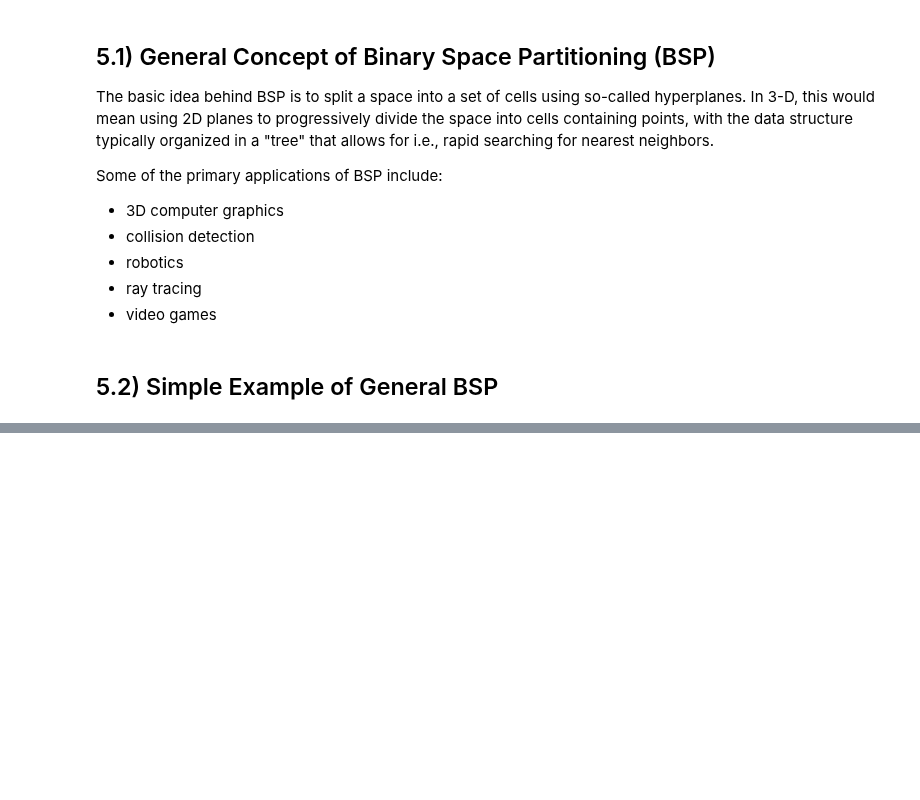
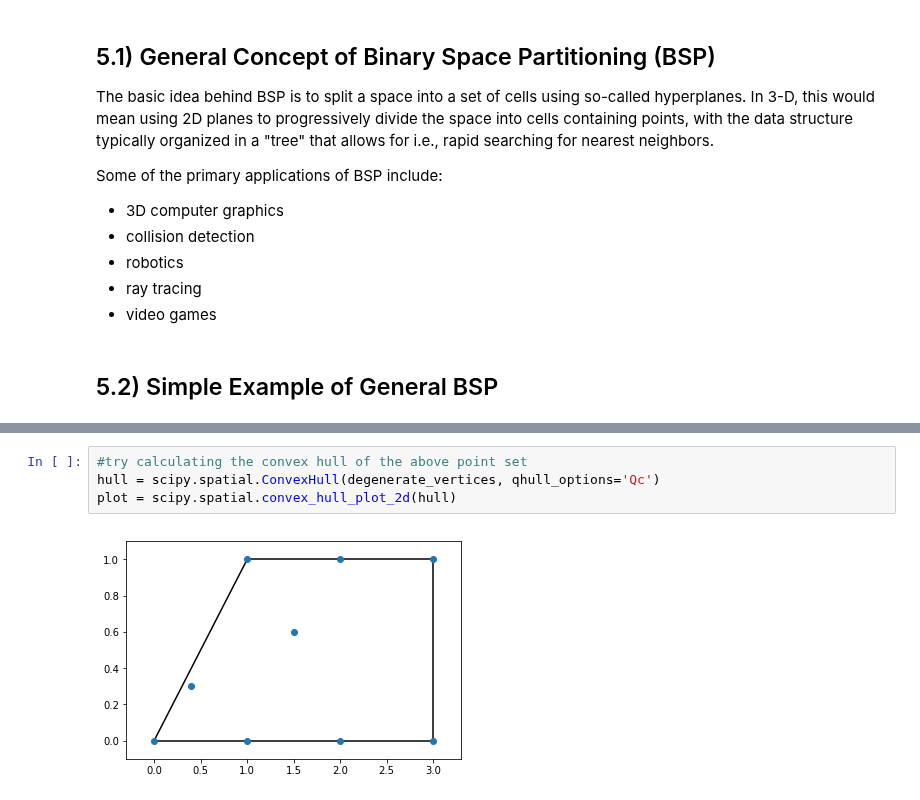
Before and after one commit to tylerjereddy/pycon-2017, a Jupyter notebook: mastering_scipy_spatial.ipynb, the cells around one changed output, grey strips where cells are left out. Drawn from its saved outputs; the diff is of its cells as text; blank space fills up the shorter version.

```diff
--- a/mastering_scipy_spatial.ipynb
+++ b/mastering_scipy_spatial.ipynb
@@ -576,0 +624,6 @@ Some of the primary applications of BSP include:
+# %%
+#try calculating the convex hull of the above point set
+hull = scipy.spatial.ConvexHull(degenerate_vertices, qhull_options='Qc')
+plot = scipy.spatial.convex_hull_plot_2d(hull)
+# %% [output]
+[figure, added]
```
Also changed, not shown: parts of 43 cells of this notebook, 4 other files.
